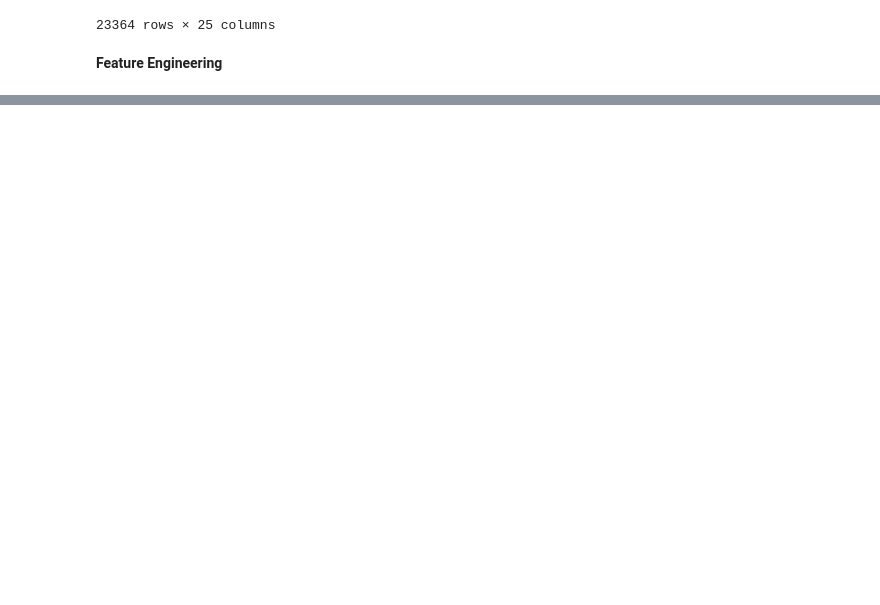
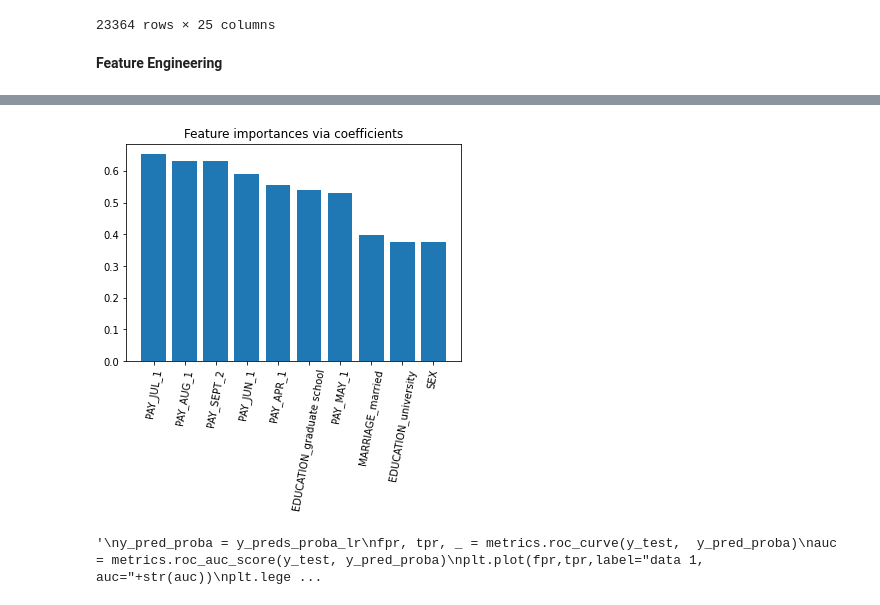
Before and after one commit to UthamanA/Credit-Card-Default-Pridiction---Capstone-Project, a Jupyter notebook: Credit_Card_Default_Prediction_Capstone_Project.ipynb, the cells around one changed output, grey strips where cells are left out. Cells and saved outputs as stored; diff of their text form; code cells hidden in the pictures; blank space fills up the shorter version.

```diff
--- a/Credit_Card_Default_Prediction_Capstone_Project.ipynb
+++ b/Credit_Card_Default_Prediction_Capstone_Project.ipynb
@@ -500,0 +718,11 @@ Name: Payement_Value, dtype: float64
+# %%
+feature_importance = pd.DataFrame({'Features':columns, 'Importance':np.abs(optimized_clf.coef_).ravel() })
+# %%
+feature_importance = feature_importance.sort_values(by = 'Importance', ascending=False)[:10]
+# %%
+plt.bar(height=feature_importance['Importance'], x= feature_importance['Features'])
+plt.xticks(rotation=80)
+plt.title("Feature importances via coefficients")
+plt.show()
+# %% [output]
+[figure, added]
@@ -500,0 +731,10 @@ Name: Payement_Value, dtype: float64
+# %%
+'''
+y_pred_proba = y_preds_proba_lr
+fpr, tpr, _ = metrics.roc_curve(y_test,  y_pred_proba)
+auc = metrics.roc_auc_score(y_test, y_pred_proba)
+plt.plot(fpr,tpr,label="data 1, auc="+str(auc))
+plt.legend(loc=4)
+plt.show()'''
+# %% [output]
+'\ny_pred_proba = y_preds_proba_lr\nfpr, tpr, _ = metrics.roc_curve(y_test,  y_pred_proba)\nauc = metrics.roc_auc_score(y_test, y_pred_proba)\nplt.plot(fpr,tpr,label="data 1, auc="+str(auc))\nplt.lege ...
```
Also changed, not shown: parts of 59 cells of this notebook.
